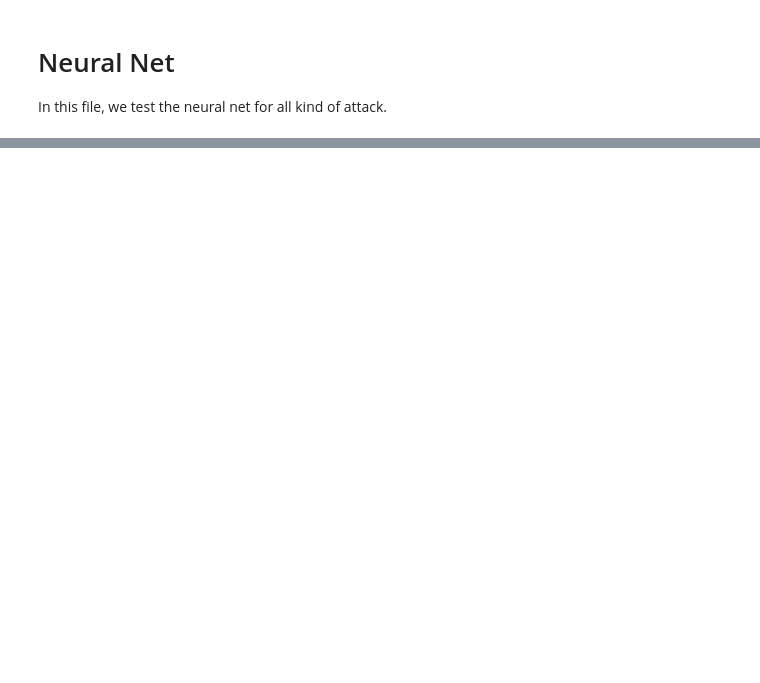
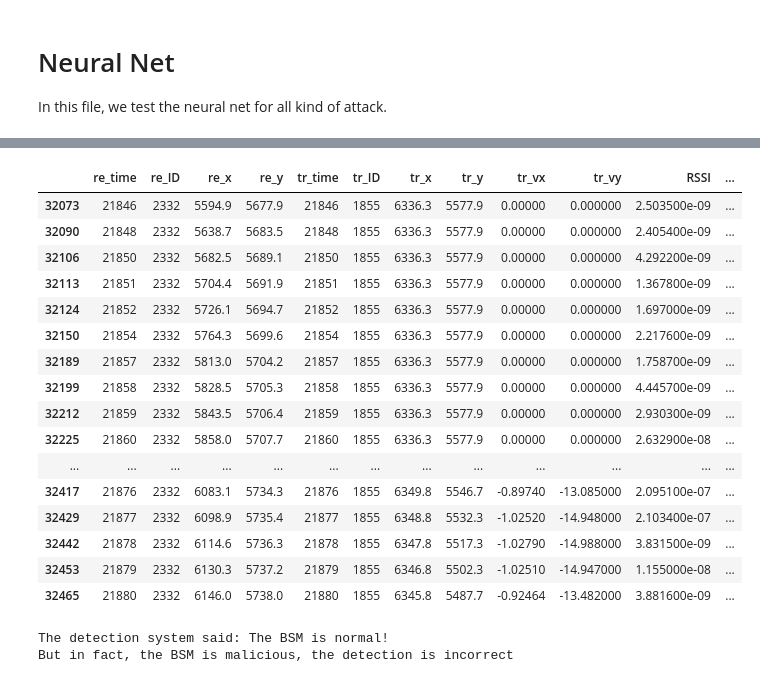
Before and after one commit to liangwangENST/SR2I208-Detection-Malicious-data, a Jupyter notebook: Neural Network.ipynb, the cells around one changed output, grey strips where cells are left out. Drawn from its saved outputs; the diff is of its cells as text; code cells hidden in the pictures; blank space fills up the shorter version.

Commit message:
metrics and validation

```diff
--- a/Neural Network.ipynb
+++ b/Neural Network.ipynb
@@ -253,0 +436,19 @@ For attack16: The loss is 0.11454975341848836 , the accuracy is 0.96830583244849
+# %%
+X = data_overall.iloc[:,12:]
+n = X.shape[1]
+y = data_overall.iloc[:,11]
+X = np.reshape(X.values, (X.shape[0], X.shape[1]))
+y =np.reshape(y.values, (y.shape[0],  1))
+
+model_all = Sequential()
+model_all.add(Dense(64, input_dim=n, activation=activation_func_use))
+model_all.add(Dense(16, activation=activation_func_use))
+model_all.add(Dense(1, activation=activation_func_use))
+
+X_train, X_test, y_train, y_test = train_test_split(X, y, test_size=0.2, )
+
+model_all.compile(loss=loss_func_use, optimizer=optimizer_scheme_use, metrics=['binary_accuracy'])
+model_all.fit(X_train, y_train, epochs=20, batch_size=200)
+y_predict = np.round(model_all.predict(X_test))
+
+evaluate_model(y_predict, y_test)
@@ -253,0 +513,22 @@ For attack16: The loss is 0.11454975341848836 , the accuracy is 0.96830583244849
+# %%
+col_index = [1,2,3,4,6,7,9,10,12,13,15,16]
+col_names = ['re_time','re_ID','re_x','re_y','tr_time','tr_ID','tr_x','tr_y','tr_vx','tr_vy','RSSI','Label']
+
+data = pd.read_csv('dataset/attack1withlabels.csv', usecols = col_index, header = None, names = col_names)
+data_atk1 = data.dropna(axis = 0, how = 'any')
+
+data = pd.read_csv('dataset/attack2withlabels.csv', usecols = col_index, header = None, names = col_names)
+data_atk2 = data.dropna(axis = 0, how = 'any')
+data_atk2['Label'] = data_atk2['Label']/2
+
+data = pd.read_csv('dataset/attack4withlabels.csv', usecols = col_index, header = None, names = col_names)
+data_atk4 = data.dropna(axis = 0, how = 'any')
+data_atk4['Label'] = data_atk16['Label']/4
+
+data = pd.read_csv('dataset/attack8withlabels.csv', usecols = col_index, header = None, names = col_names)
+data_atk8 = data.dropna(axis = 0, how = 'any')
+data_atk8['Label'] = data_atk8['Label']/8
+
+data = pd.read_csv('dataset/attack16withlabels.csv', usecols = col_index, header = None, names = col_names)
+data_atk16 = data.dropna(axis = 0, how = 'any')
+data_atk16['Label'] = data_atk16['Label']/16
@@ -253,0 +554,26 @@ For attack16: The loss is 0.11454975341848836 , the accuracy is 0.96830583244849
+# %%
+data_select = get_data(data_atk2, 1)
+data_select
+# %% [output]
+|  | re_time | re_ID | re_x | re_y | tr_time | tr_ID | tr_x | tr_y | tr_vx | tr_vy | RSSI | ... |
+| 32073 | 21846 | 2332 | 5594.9 | 5677.9 | 21846 | 1855 | 6336.3 | 5577.9 | 0.00000 | 0.000000 | 2.503500e-09 | ... |
+| 32090 | 21848 | 2332 | 5638.7 | 5683.5 | 21848 | 1855 | 6336.3 | 5577.9 | 0.00000 | 0.000000 | 2.405400e-09 | ... |
+| 32106 | 21850 | 2332 | 5682.5 | 5689.1 | 21850 | 1855 | 6336.3 | 5577.9 | 0.00000 | 0.000000 | 4.292200e-09 | ... |
+| 32113 | 21851 | 2332 | 5704.4 | 5691.9 | 21851 | 1855 | 6336.3 | 5577.9 | 0.00000 | 0.000000 | 1.367800e-09 | ... |
+| 32124 | 21852 | 2332 | 5726.1 | 5694.7 | 21852 | 1855 | 6336.3 | 5577.9 | 0.00000 | 0.000000 | 1.697000e-09 | ... |
+| 32150 | 21854 | 2332 | 5764.3 | 5699.6 | 21854 | 1855 | 6336.3 | 5577.9 | 0.00000 | 0.000000 | 2.217600e-09 | ... |
+| 32189 | 21857 | 2332 | 5813.0 | 5704.2 | 21857 | 1855 | 6336.3 | 5577.9 | 0.00000 | 0.000000 | 1.758700e-09 | ... |
+| 32199 | 21858 | 2332 | 5828.5 | 5705.3 | 21858 | 1855 | 6336.3 | 5577.9 | 0.00000 | 0.000000 | 4.445700e-09 | ... |
+| 32212 | 21859 | 2332 | 5843.5 | 5706.4 | 21859 | 1855 | 6336.3 | 5577.9 | 0.00000 | 0.000000 | 2.930300e-09 | ... |
+| 32225 | 21860 | 2332 | 5858.0 | 5707.7 | 21860 | 1855 | 6336.3 | 5577.9 | 0.00000 | 0.000000 | 2.632900e-08 | ... |
+| ... | ... | ... | ... | ... | ... | ... | ... | ... | ... | ... | ... | ... |
+| 32417 | 21876 | 2332 | 6083.1 | 5734.3 | 21876 | 1855 | 6349.8 | 5546.7 | -0.89740 | -13.085000 | 2.095100e-07 | ... |
+| 32429 | 21877 | 2332 | 6098.9 | 5735.4 | 21877 | 1855 | 6348.8 | 5532.3 | -1.02520 | -14.948000 | 2.103400e-07 | ... |
+| 32442 | 21878 | 2332 | 6114.6 | 5736.3 | 21878 | 1855 | 6347.8 | 5517.3 | -1.02790 | -14.988000 | 3.831500e-09 | ... |
+| 32453 | 21879 | 2332 | 6130.3 | 5737.2 | 21879 | 1855 | 6346.8 | 5502.3 | -1.02510 | -14.947000 | 1.155000e-08 | ... |
+| 32465 | 21880 | 2332 | 6146.0 | 5738.0 | 21880 | 1855 | 6345.8 | 5487.7 | -0.92464 | -13.482000 | 3.881600e-09 | ... |
+# %%
+test_real_data(model2, data_select, 1)
+# %% [output]
+The detection system said: The BSM is normal!
+But in fact, the BSM is malicious, the detection is incorrect
```
Also changed, not shown: parts of 48 cells of this notebook.
